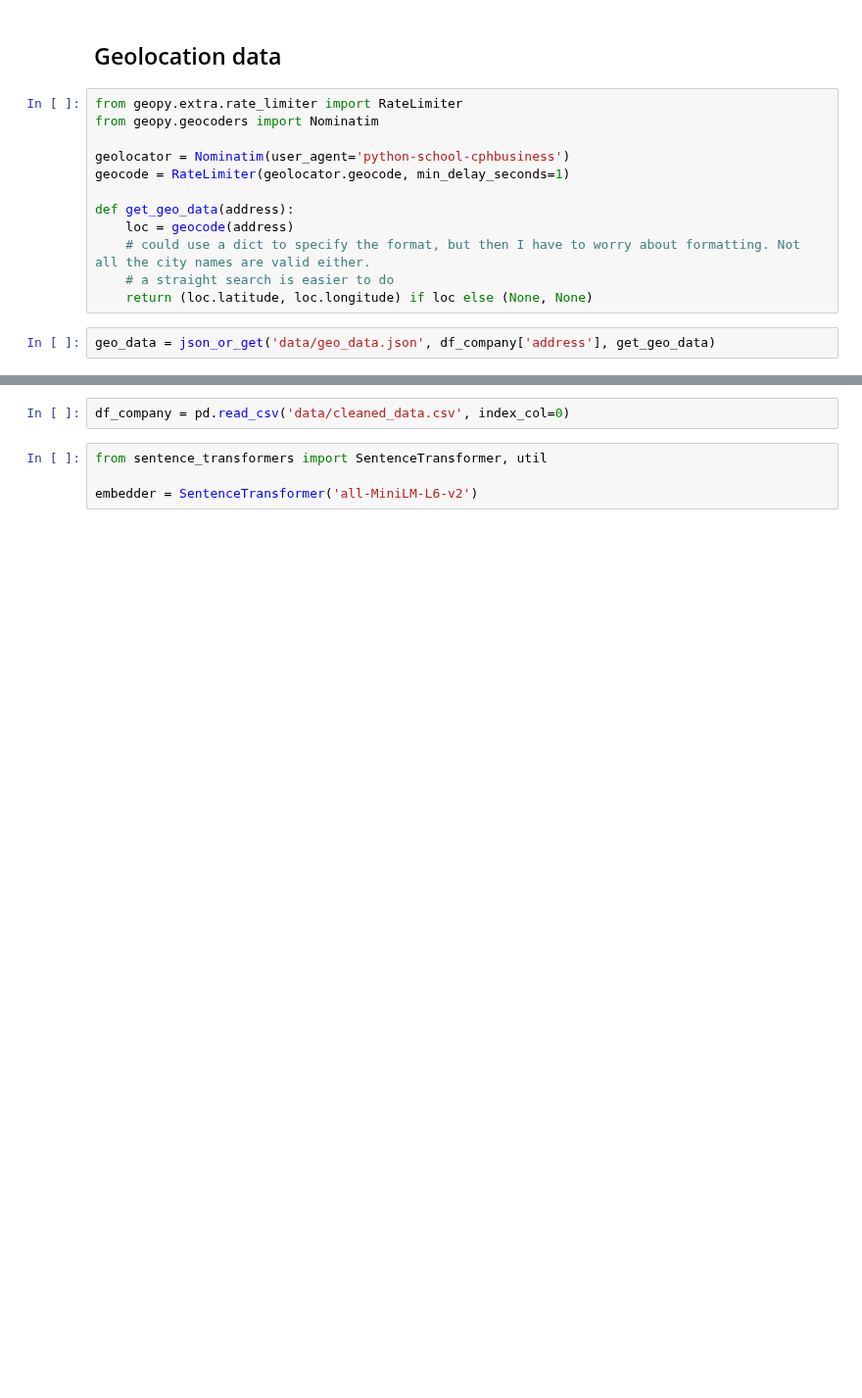
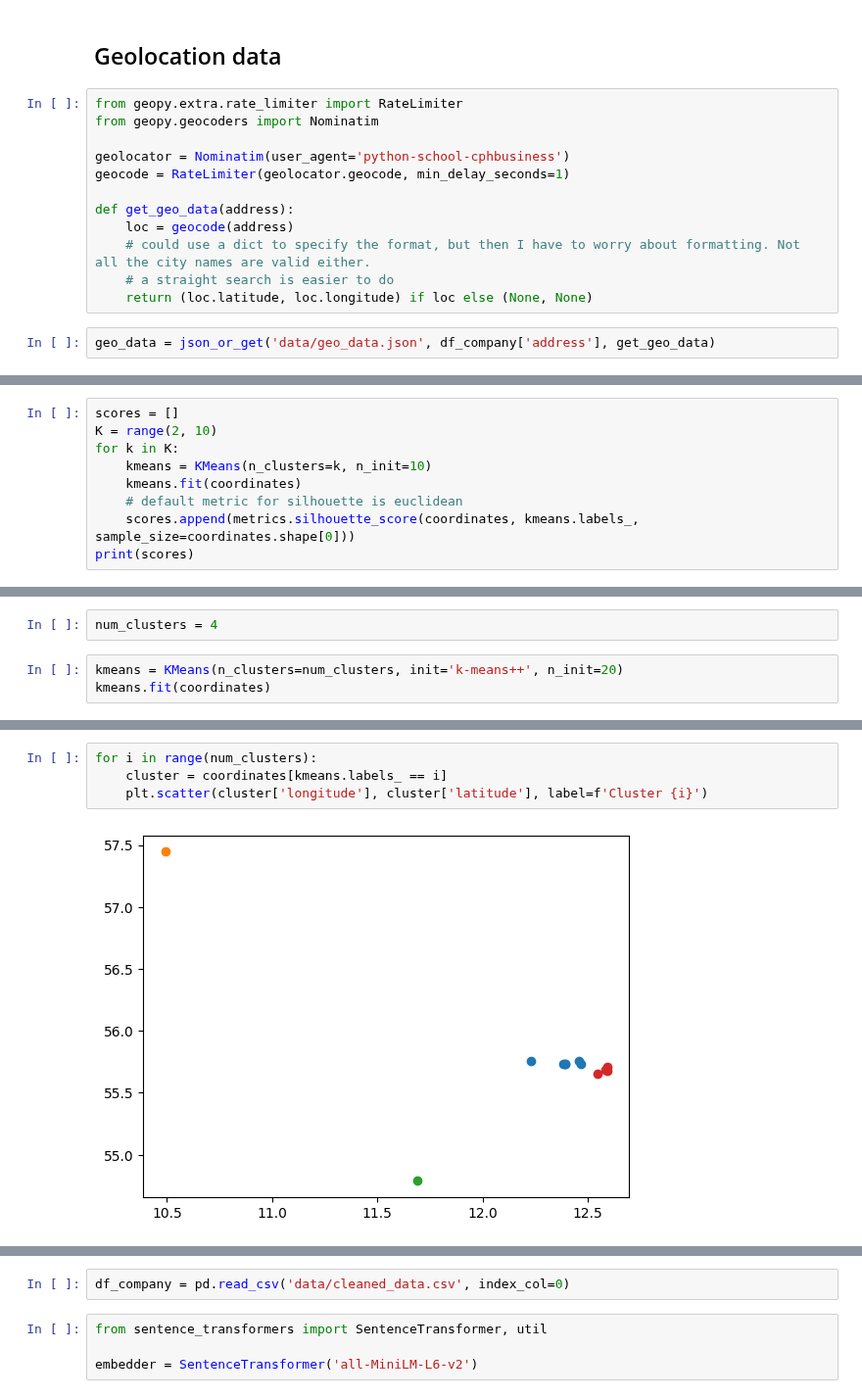
Before and after one commit to KD131/soft-sem1-datascience-sp1, a Jupyter notebook: internship_data.ipynb, the cells around one changed output, grey strips where cells are left out. Shown at 98% size. Saved outputs shown, nothing was run; the diff lists cells and outputs as text; blank space fills up the shorter version.

```diff
--- a/internship_data.ipynb
+++ b/internship_data.ipynb
@@ -273,0 +331,9 @@ m
+# %%
+scores = []
+K = range(2, 10)
+for k in K:
+    kmeans = KMeans(n_clusters=k, n_init=10)
+    kmeans.fit(coordinates)
+    # default metric for silhouette is euclidean
+    scores.append(metrics.silhouette_score(coordinates, kmeans.labels_, sample_size=coordinates.shape[0]))
+print(scores)
@@ -273,0 +342,5 @@ m
+# %%
+num_clusters = 4
+# %%
+kmeans = KMeans(n_clusters=num_clusters, init='k-means++', n_init=20)
+kmeans.fit(coordinates)
@@ -273,0 +360,6 @@ m
+# %%
+for i in range(num_clusters):
+    cluster = coordinates[kmeans.labels_ == i]
+    plt.scatter(cluster['longitude'], cluster['latitude'], label=f'Cluster {i}')
+# %% [output]
+[figure, added]
```
Also changed, not shown: parts of 24 cells of this notebook, 1 other file.
